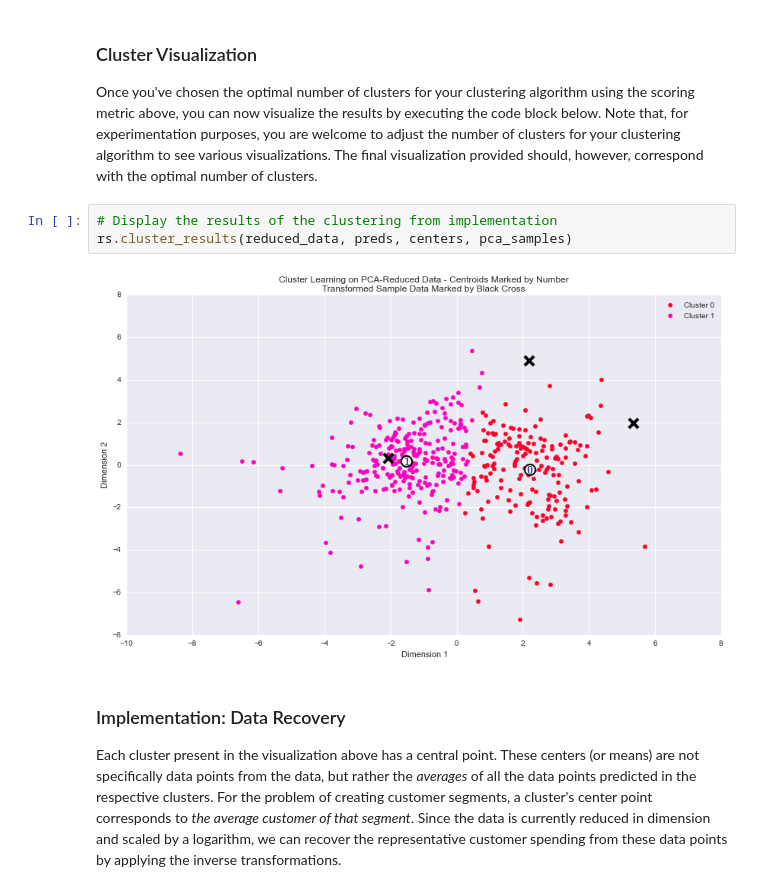
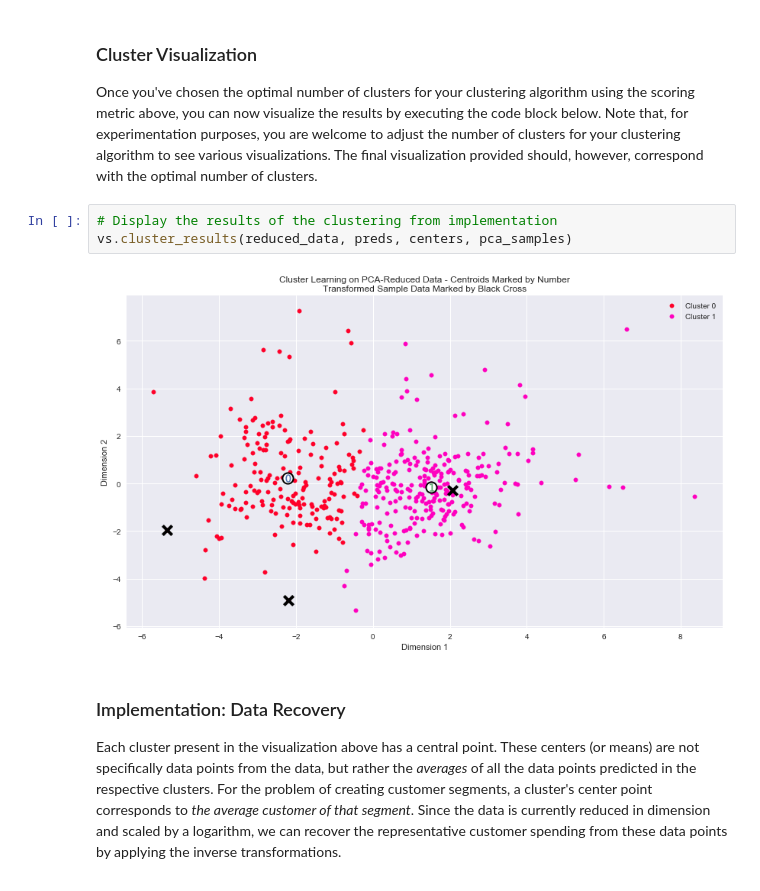
Before and after one commit to yychiang/machine-learning, a Jupyter notebook: projects/customer_segments/customer_segments_0719.ipynb, the cells around one changed output. Cells and saved outputs as stored; diff of their text form.

```diff
--- a/projects/customer_segments/customer_segments_0719.ipynb
+++ b/projects/customer_segments/customer_segments_0719.ipynb
@@ -509,9 +511,9 @@ The score of 2 clusters is 0.419166083203
 Once you've chosen the optimal number of clusters for your clustering algorithm using the scoring metric above, you can now visualize the results by executing the code block below. Note that, for experimentation purposes, you are welcome to adjust the number of clusters for your clustering algorithm to see various visualizations. The final visualization provided should, however, correspond with the optimal number of clusters.
 # %%
 # Display the results of the clustering from implementation
-rs.cluster_results(reduced_data, preds, centers, pca_samples)
+vs.cluster_results(reduced_data, preds, centers, pca_samples)
 # %% [output]
-[figure, old version]
+[figure, new version]
 # %% [markdown]
 ### Implementation: Data Recovery
 Each cluster present in the visualization above has a central point. These centers (or means) are not specifically data points from the data, but rather the *averages* of all the data points predicted in the respective clusters. For the problem of creating customer segments, a cluster's center point corresponds to *the average customer of that segment*. Since the data is currently reduced in dimension and scaled by a logarithm, we can recover the representative customer spending from these data points by applying the inverse transformations.
```
Also changed, not shown: parts of 14 cells of this notebook.
